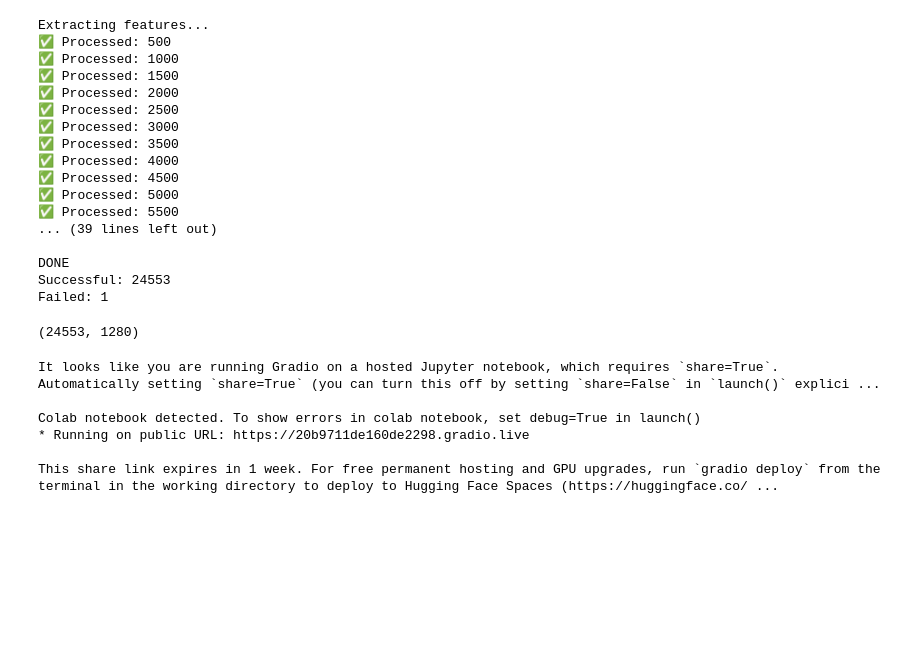
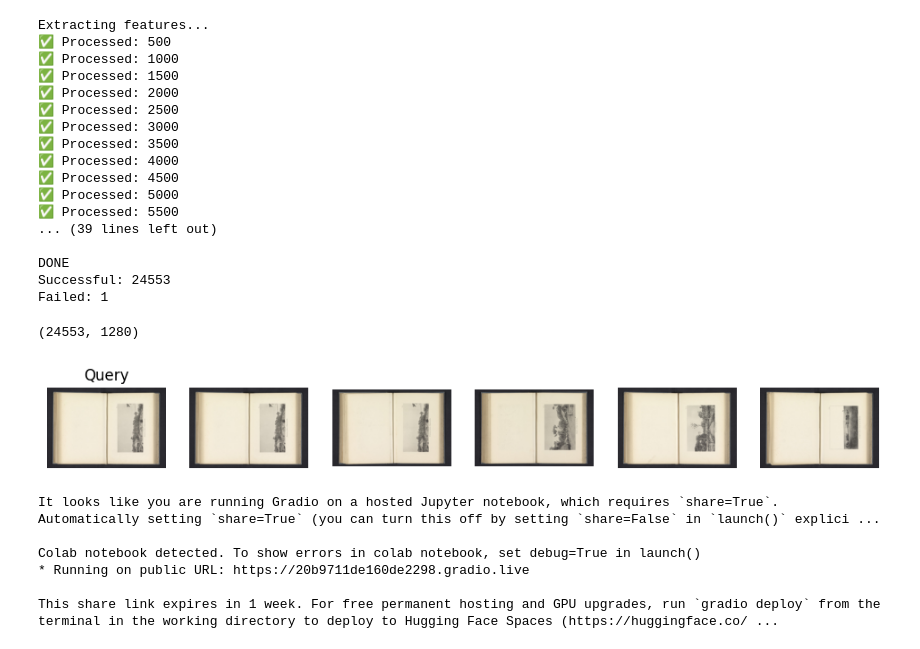
Before and after one commit to Sakshamg0126/ArtExtract--GSoc26, a Jupyter notebook: Image_Similarity.ipynb, the cells around one changed output. Cells and saved outputs as stored; diff of their text form; code cells hidden in the pictures; blank space fills up the shorter version.

```diff
--- a/Image_Similarity.ipynb
+++ b/Image_Similarity.ipynb
@@ -226,6 +226,15 @@ def show_results(query_image, indices):
         plt.axis("off")
 
     plt.show()
+# %%
+# pick any image
+query_img = Image.open(image_paths[100]).convert("RGB")
+
+indices = find_similar(query_img, top_k=5)
+
+show_results(query_img, indices)
+# %% [output]
+[figure, added]
 # %%
 from PIL import Image
 
```
